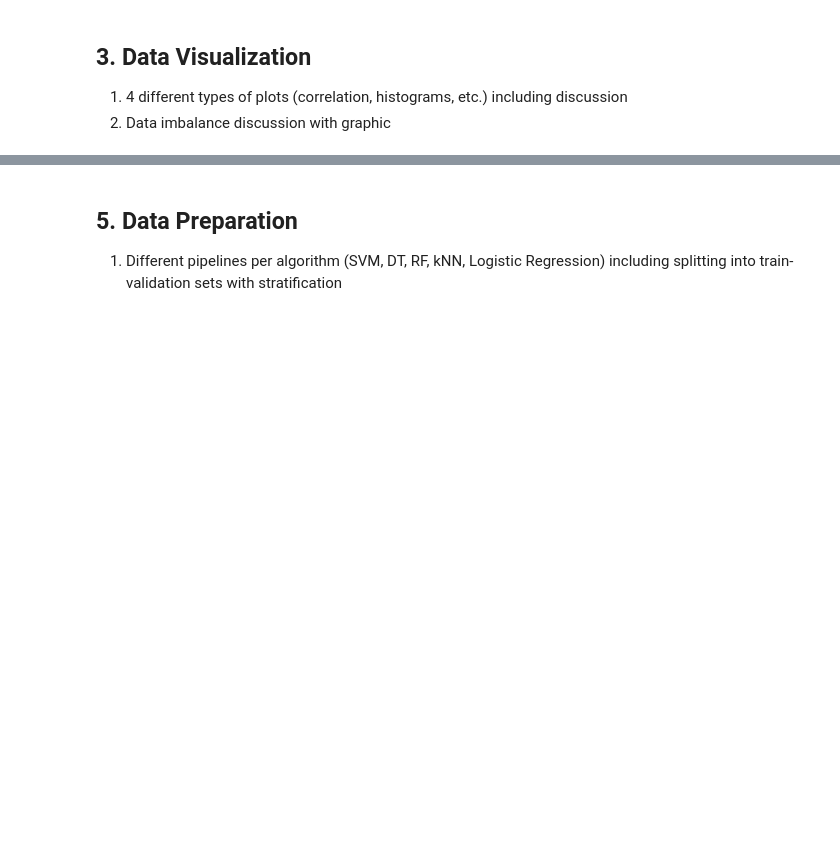
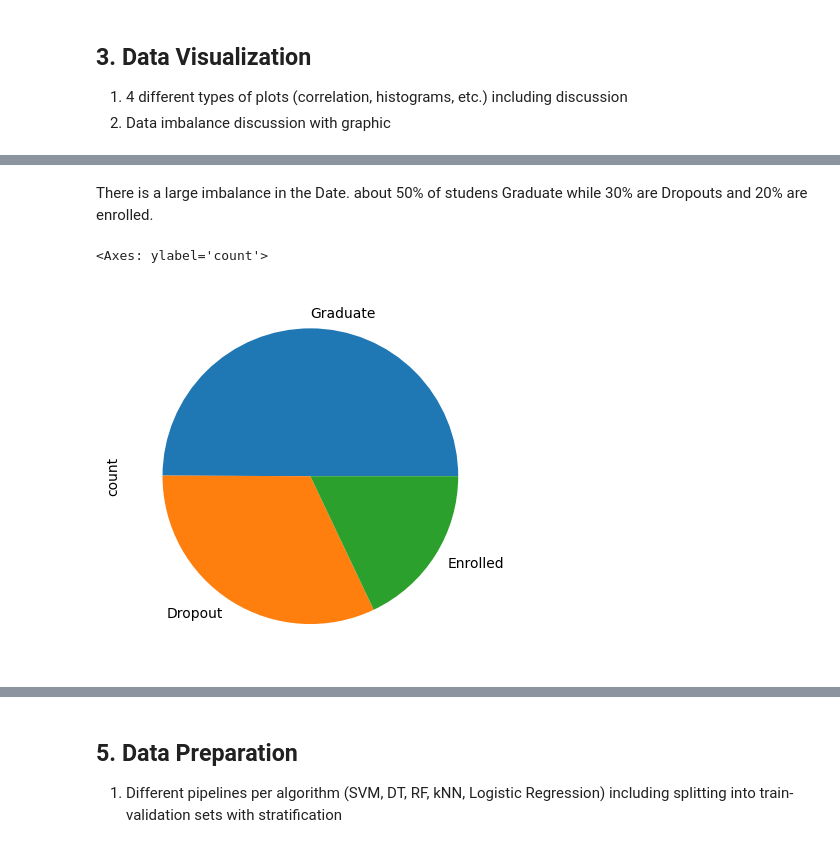
Before and after one commit to itmam07/data-science-miniproject, a Jupyter notebook: main.ipynb, the cells around one changed output, grey strips where cells are left out. Cells and saved outputs as stored; diff of their text form; code cells hidden in the pictures; blank space fills up the shorter version.

```diff
--- a/main.ipynb
+++ b/main.ipynb
@@ -95,2 +146,10 @@ print(np.unique(Y, return_counts=True))
+# %% [markdown]
+There is a large imbalance in the Date.
+about 50% of studens Graduate while 30% are Dropouts and 20% are enrolled.
+# %%
+data['Target'].value_counts().plot(kind='pie')
+# %% [output]
+<Axes: ylabel='count'>
+[figure, added]
 # %% [markdown]
 ## 4. Data Cleaning (if necessary, otherwise leave empty but justified)
```
Also changed, not shown: parts of 18 cells of this notebook.
